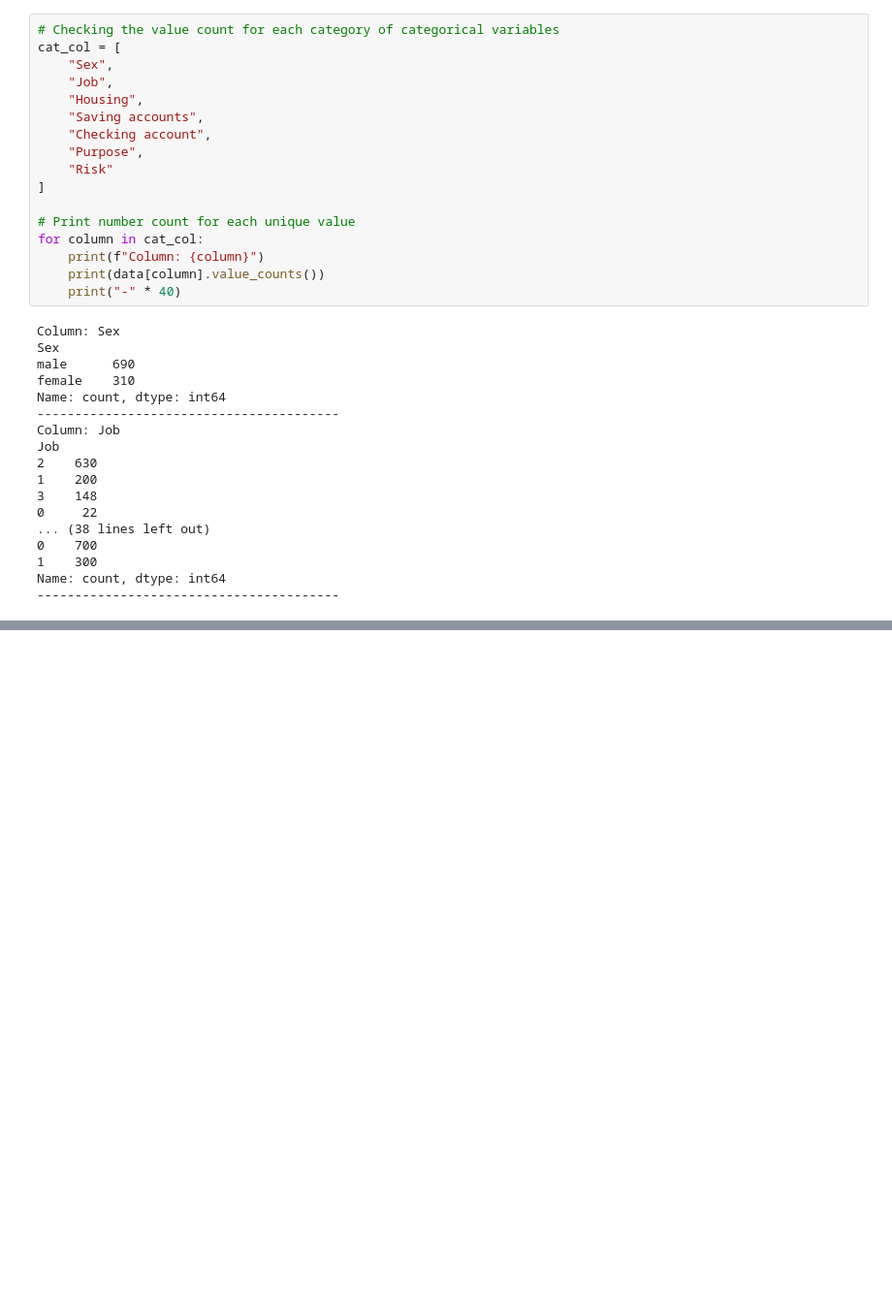
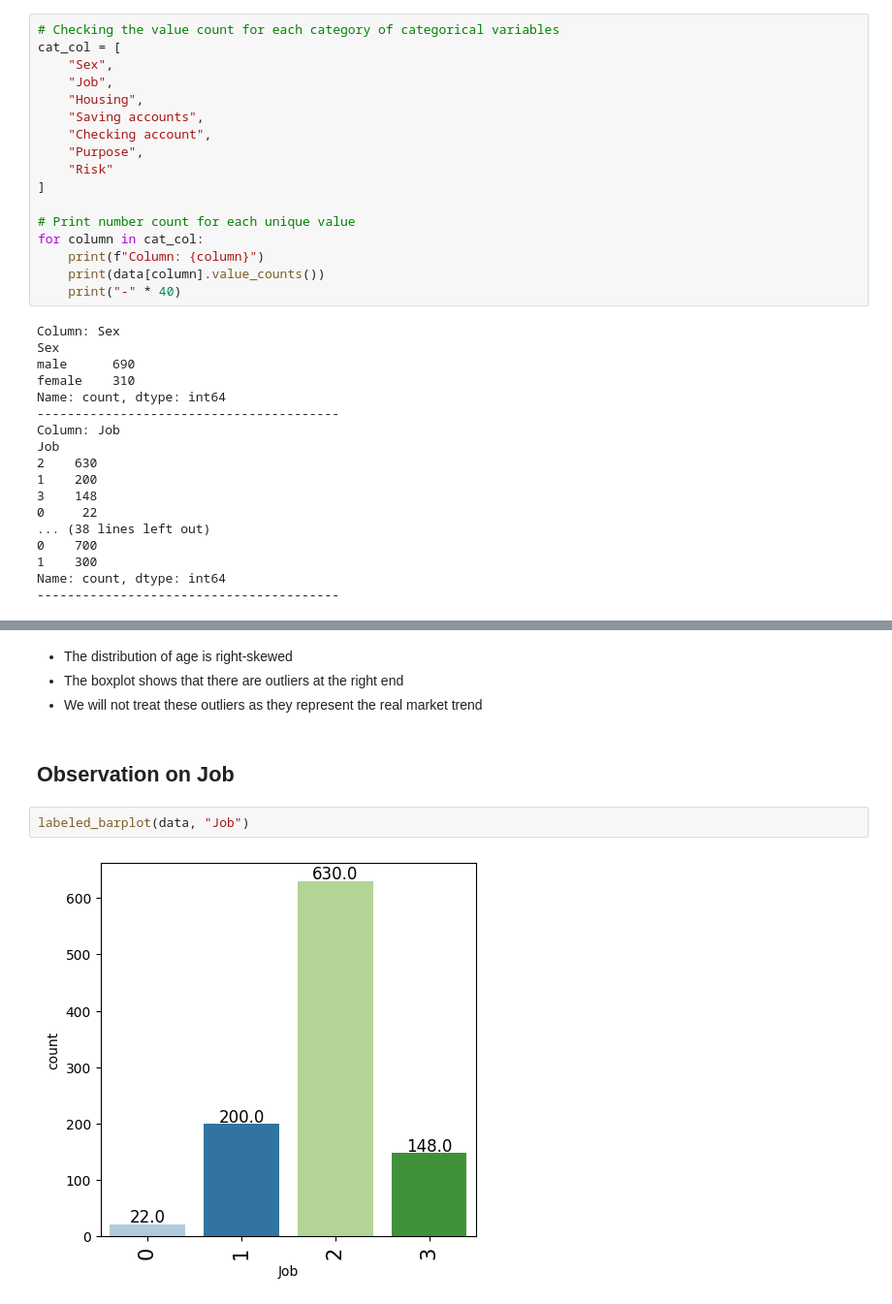
Before and after one commit to HunterKane/University-of-Texas-AI-ML-Projects-, a Jupyter notebook: Practice 2 Case Study - Credit Card Analysis/German_Credit_Analysis.ipynb, the cells around one changed output, grey strips where cells are left out. Shown at 97% size. Drawn from its saved outputs; the diff is of its cells as text; blank space fills up the shorter version.

```diff
--- a/Practice 2 Case Study - Credit Card Analysis/German_Credit_Analysis.ipynb
+++ b/Practice 2 Case Study - Credit Card Analysis/German_Credit_Analysis.ipynb
@@ -334,0 +465,10 @@ However, a significant proportion of applicants have been classified as defaulte
+# %% [markdown]
+- The distribution of age is right-skewed
+- The boxplot shows that there are outliers at the right end
+- We will not treat these outliers as they represent the real market trend
+# %% [markdown]
+## Observation on Job
+# %%
+labeled_barplot(data, "Job")
+# %% [output]
+[figure, added]
```
Also changed, not shown: parts of 22 cells of this notebook.
